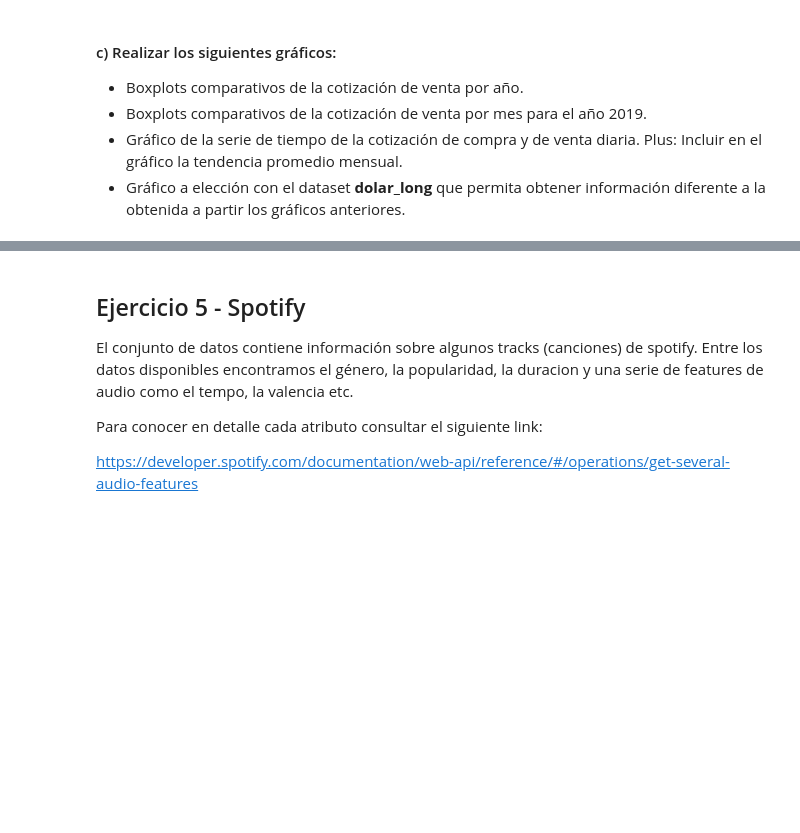
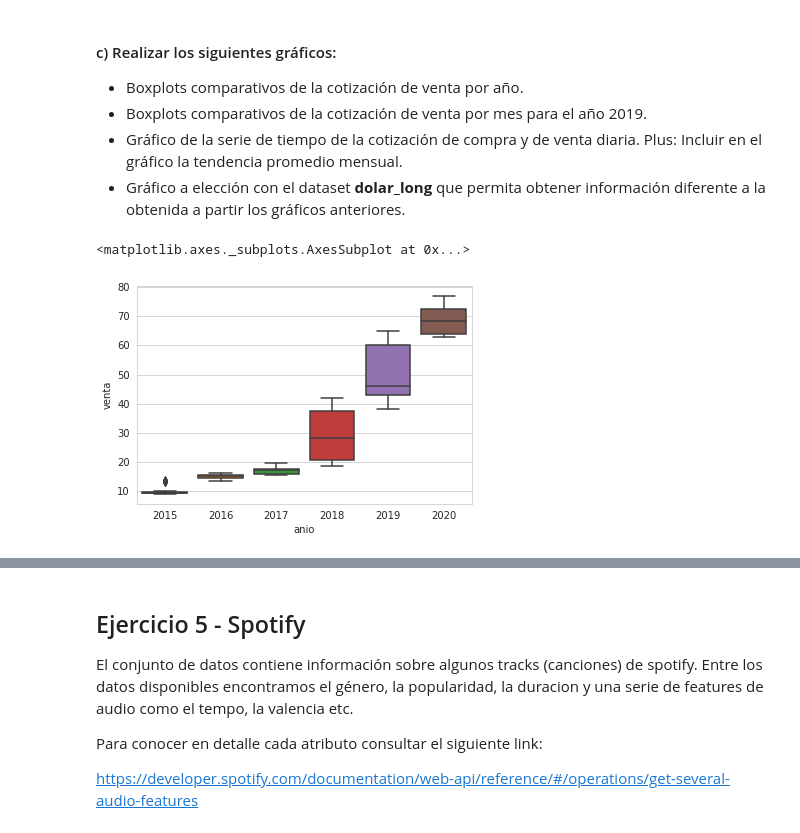
Before and after one commit to Fanusaez/Organizacion-de-Datos, a Jupyter notebook: Pandas/Pandas_ejercicios.ipynb, the cells around one changed output, grey strips where cells are left out. Saved outputs shown, nothing was run; the diff lists cells and outputs as text; code cells hidden in the pictures; blank space fills up the shorter version.

```diff
--- a/Pandas/Pandas_ejercicios.ipynb
+++ b/Pandas/Pandas_ejercicios.ipynb
@@ -638,3 +638,5 @@ El conjunto de datos contiene la cotización oficial diaria del dólar para la c
 # %% [markdown]
 #### a) Realizar un análisis exploratorio, mostrando el tamaño del dataset, los nombres de las columnas, los tipos de datos y las mediadas de resumen.
 ¿Hay valores faltantes?
+# %%
+ds_dolar = pd.read_csv('/gdrive/My Drive/Datasets/dolar_oficial_ambito.csv')
@@ -652,3 +666,10 @@ El conjunto de datos contiene la cotización oficial diaria del dólar para la c
 * Generar un nuevo DataFrame **dolar_hist** que contenga las cotizaciones diarias junto con la máxima, la mínima y la promedio del mes. El DF debe tener las  siguientes columas: **año, mes, dia, compra, compra_prom, compra_max_mes, compra_min_mes, venta, venta_prom_mes, venta_max_mes, venta_min_mes**
 
 * Generar un nuevo DataFrame **dolar_long** con las siguientes columnas: **año, mes, tipo_cot, cot** donde la variable **tipo_cot** tome los valores literales 'compra' o 'venta' y la varibale **cot** la cotización correspondiente. *Hint: pandas.melt(....)*
+# %%
+ds_dolar["fecha"] = pd.to_datetime(ds_dolar["fecha"],errors='ignore', dayfirst = True)
+# %%
+ds_dolar['dia'] = ds_dolar["fecha"].dt.day
+ds_dolar['mes'] = ds_dolar["fecha"].dt.month
+ds_dolar['anio'] = ds_dolar["fecha"].dt.year
+ds_dolar
@@ -660,0 +740,7 @@ El conjunto de datos contiene la cotización oficial diaria del dólar para la c
+# %%
+ventas_por_anio = ds_dolar.copy()
+ventas_por_anio = ventas_por_anio[["venta", "anio"]]
+sns.boxplot(x="anio", y='venta', data=ventas_por_anio)
+# %% [output]
+<matplotlib.axes._subplots.AxesSubplot at 0x...>
+[figure, added]
```
Also changed, not shown: parts of 18 cells of this notebook.
